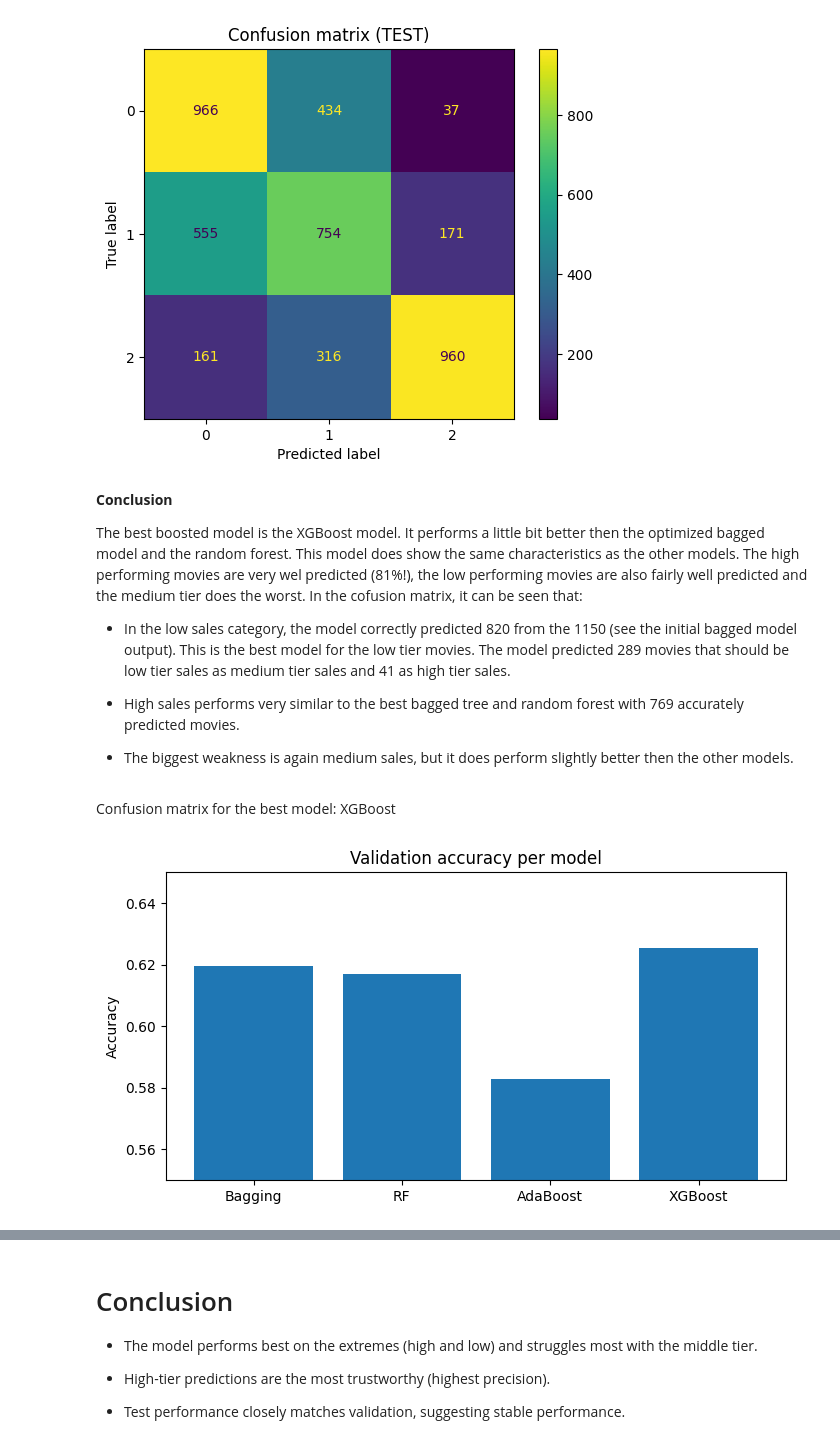
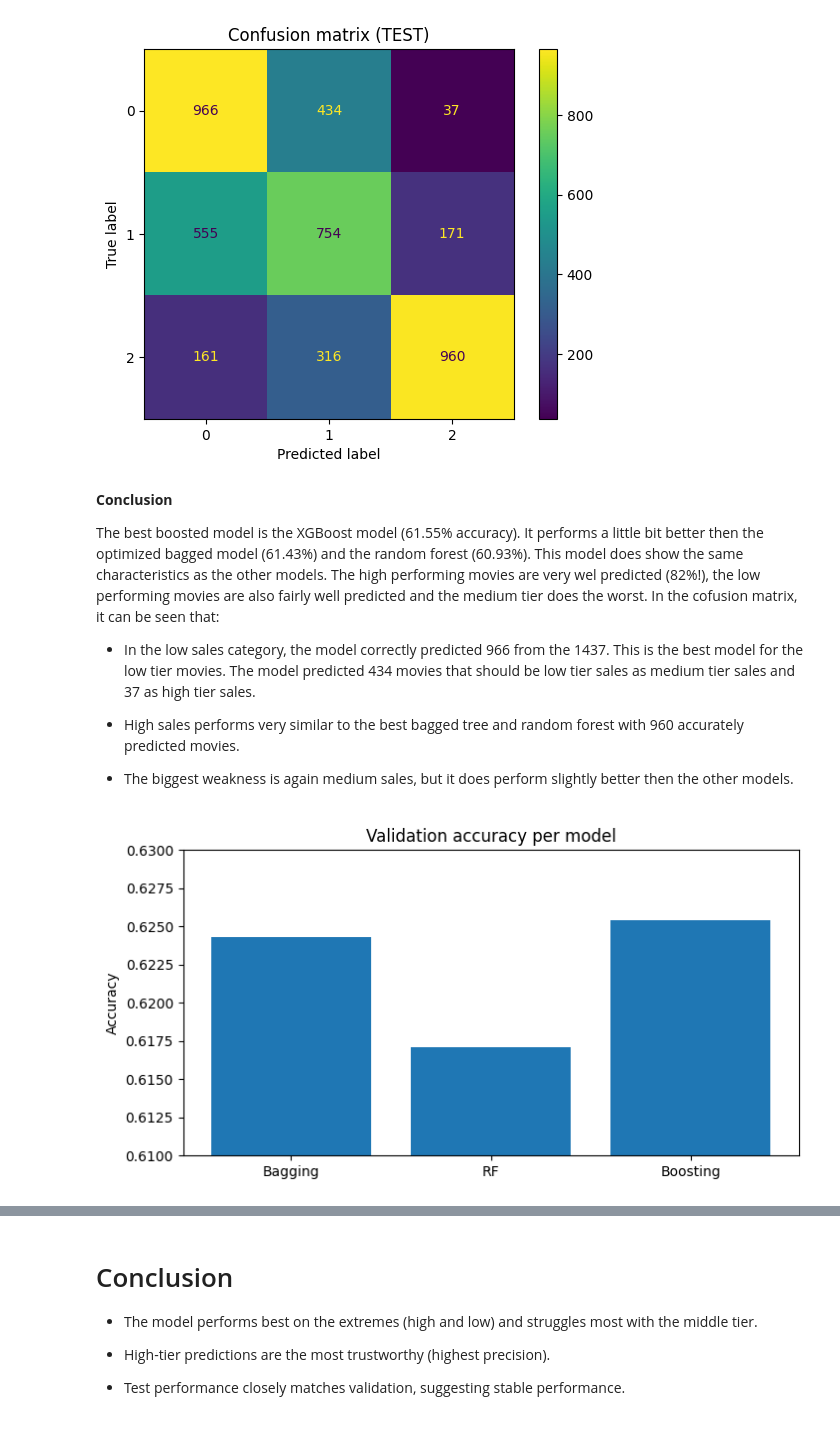
Before and after one commit to Simerblur/bjj, a Jupyter notebook: Tree_based_models_bart.ipynb, the cells around one changed output, grey strips where cells are left out. Saved outputs shown, nothing was run; the diff lists cells and outputs as text; code cells hidden in the pictures.

Commit message:
trees

```diff
--- a/Tree_based_models_bart.ipynb
+++ b/Tree_based_models_bart.ipynb
@@ -694,25 +694,23 @@ weighted avg       0.63      0.62      0.62      4354
 # %% [markdown]
 **Conclusion**
 
-The best boosted model is the XGBoost model. It performs a little bit better then the optimized bagged model and the random forest. This model does show the same characteristics as the other models. The high performing movies are very wel predicted (81%!), the low performing movies are also fairly well predicted and the medium tier does the worst. In the cofusion matrix, it can be seen that:
+The best boosted model is the XGBoost model (61.55% accuracy). It performs a little bit better then the optimized bagged model (61.43%) and the random forest (60.93%). This model does show the same characteristics as the other models. The high performing movies are very wel predicted (82%!), the low performing movies are also fairly well predicted and the medium tier does the worst. In the cofusion matrix, it can be seen that:
 
-- In the low sales category, the model correctly predicted 820 from the 1150 (see the initial bagged model output). This is the best model for the low tier movies.  The model predicted 289 movies that should be low tier sales as medium tier sales and 41 as high tier sales.
+- In the low sales category, the model correctly predicted 966 from the 1437. This is the best model for the low tier movies. The model predicted 434 movies that should be low tier sales as medium tier sales and 37 as high tier sales.
 
-- High sales performs very similar to the best bagged tree and random forest with 769 accurately predicted movies.
+- High sales performs very similar to the best bagged tree and random forest with 960 accurately predicted movies.
 
 - The biggest weakness is again medium sales, but it does perform slightly better then the other models.
 # %%
 #Create a dictionary of all the best model performances
-accuracy_per_model = {"Bagging": 0.6197, "RF": 0.6171, "Boosting": 0.583, "XGBoost": 0.6254}
+accuracy_per_model = {"Bagging": 0.6243, "RF": 0.6171, "Boosting": 0.6254}
-# %% [markdown]
-Confusion matrix for the best model: XGBoost
 # %%
 #barchart of the model performances
 plt.figure(figsize=(8,4))
 plt.bar(accuracy_per_model.keys(), accuracy_per_model.values())
 plt.ylabel("Accuracy")
 plt.title("Validation accuracy per model")
-plt.ylim(0.55, 0.65)  #adjust the scale to make it easier to interpret
+plt.ylim(0.61, 0.63)  #adjust the scale to make it easier to interpret
 plt.show()
 # %% [output]
-[figure, old version]
+[figure, new version]
```
Also changed, not shown: parts of 5 cells of this notebook.
